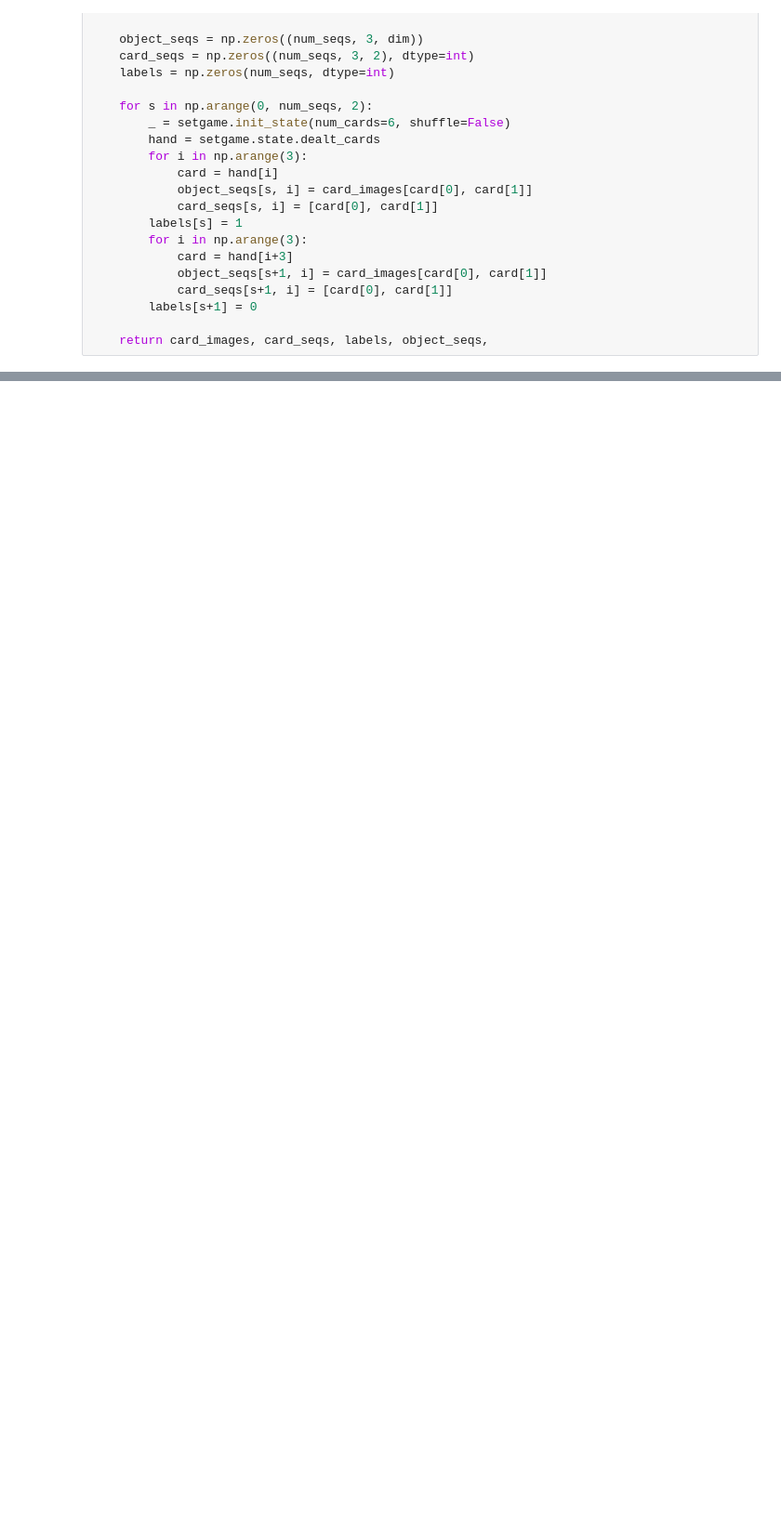
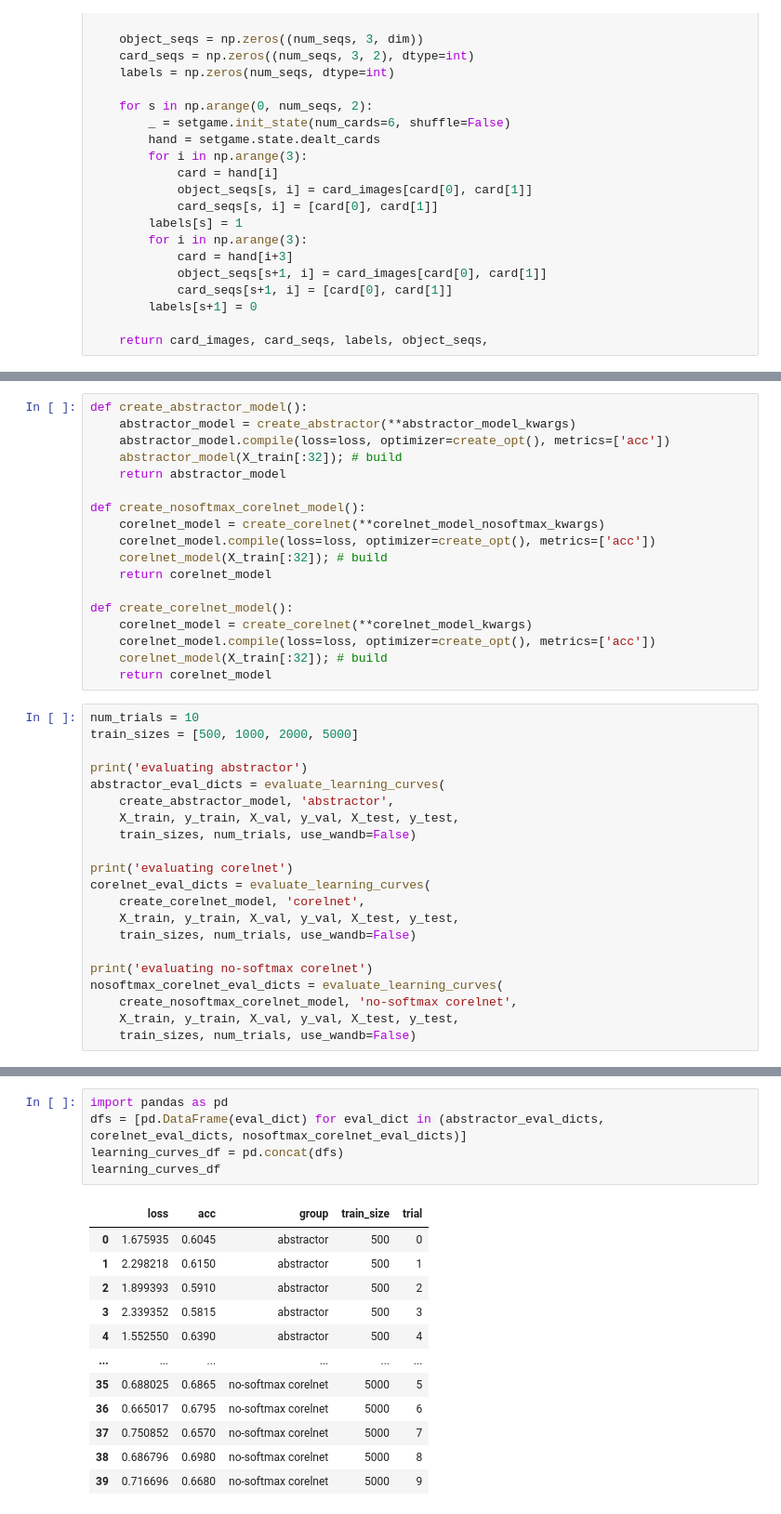
Before and after one commit to jdlafferty/relational, a Jupyter notebook: experiments/set/set_classification.ipynb, the cells around one changed output, grey strips where cells are left out. Shown at 93% size. Saved outputs shown, nothing was run; the diff lists cells and outputs as text; blank space fills up the shorter version.

```diff
--- a/experiments/set/set_classification.ipynb
+++ b/experiments/set/set_classification.ipynb
@@ -453,0 +544,39 @@ test accuracy: 80.30%
+# %%
+def create_abstractor_model():
+    abstractor_model = create_abstractor(**abstractor_model_kwargs)
+    abstractor_model.compile(loss=loss, optimizer=create_opt(), metrics=['acc'])
+    abstractor_model(X_train[:32]); # build
+    return abstractor_model
+
+def create_nosoftmax_corelnet_model():
+    corelnet_model = create_corelnet(**corelnet_model_nosoftmax_kwargs)
+    corelnet_model.compile(loss=loss, optimizer=create_opt(), metrics=['acc'])
+    corelnet_model(X_train[:32]); # build
+    return corelnet_model
+
+def create_corelnet_model():
+    corelnet_model = create_corelnet(**corelnet_model_kwargs)
+    corelnet_model.compile(loss=loss, optimizer=create_opt(), metrics=['acc'])
+    corelnet_model(X_train[:32]); # build
+    return corelnet_model
+# %%
+num_trials = 10
+train_sizes = [500, 1000, 2000, 5000]
+
+print('evaluating abstractor')
+abstractor_eval_dicts = evaluate_learning_curves(
+    create_abstractor_model, 'abstractor',
+    X_train, y_train, X_val, y_val, X_test, y_test,
+    train_sizes, num_trials, use_wandb=False)
+
+print('evaluating corelnet')
+corelnet_eval_dicts = evaluate_learning_curves(
+    create_corelnet_model, 'corelnet',
+    X_train, y_train, X_val, y_val, X_test, y_test,
+    train_sizes, num_trials, use_wandb=False)
+
+print('evaluating no-softmax corelnet')
+nosoftmax_corelnet_eval_dicts = evaluate_learning_curves(
+    create_nosoftmax_corelnet_model, 'no-softmax corelnet',
+    X_train, y_train, X_val, y_val, X_test, y_test,
+    train_sizes, num_trials, use_wandb=False)
@@ -453,0 +587,18 @@ test accuracy: 80.30%
+# %%
+import pandas as pd
+dfs = [pd.DataFrame(eval_dict) for eval_dict in (abstractor_eval_dicts, corelnet_eval_dicts, nosoftmax_corelnet_eval_dicts)]
+learning_curves_df = pd.concat(dfs)
+learning_curves_df
+# %% [output]
+|  | loss | acc | group | train_size | trial |
+| 0 | 1.675935 | 0.6045 | abstractor | 500 | 0 |
+| 1 | 2.298218 | 0.6150 | abstractor | 500 | 1 |
+| 2 | 1.899393 | 0.5910 | abstractor | 500 | 2 |
+| 3 | 2.339352 | 0.5815 | abstractor | 500 | 3 |
+| 4 | 1.552550 | 0.6390 | abstractor | 500 | 4 |
+| ... | ... | ... | ... | ... | ... |
+| 35 | 0.688025 | 0.6865 | no-softmax corelnet | 5000 | 5 |
+| 36 | 0.665017 | 0.6795 | no-softmax corelnet | 5000 | 6 |
+| 37 | 0.750852 | 0.6570 | no-softmax corelnet | 5000 | 7 |
+| 38 | 0.686796 | 0.6980 | no-softmax corelnet | 5000 | 8 |
+| 39 | 0.716696 | 0.6680 | no-softmax corelnet | 5000 | 9 |
```
Also changed, not shown: parts of 41 cells of this notebook.
